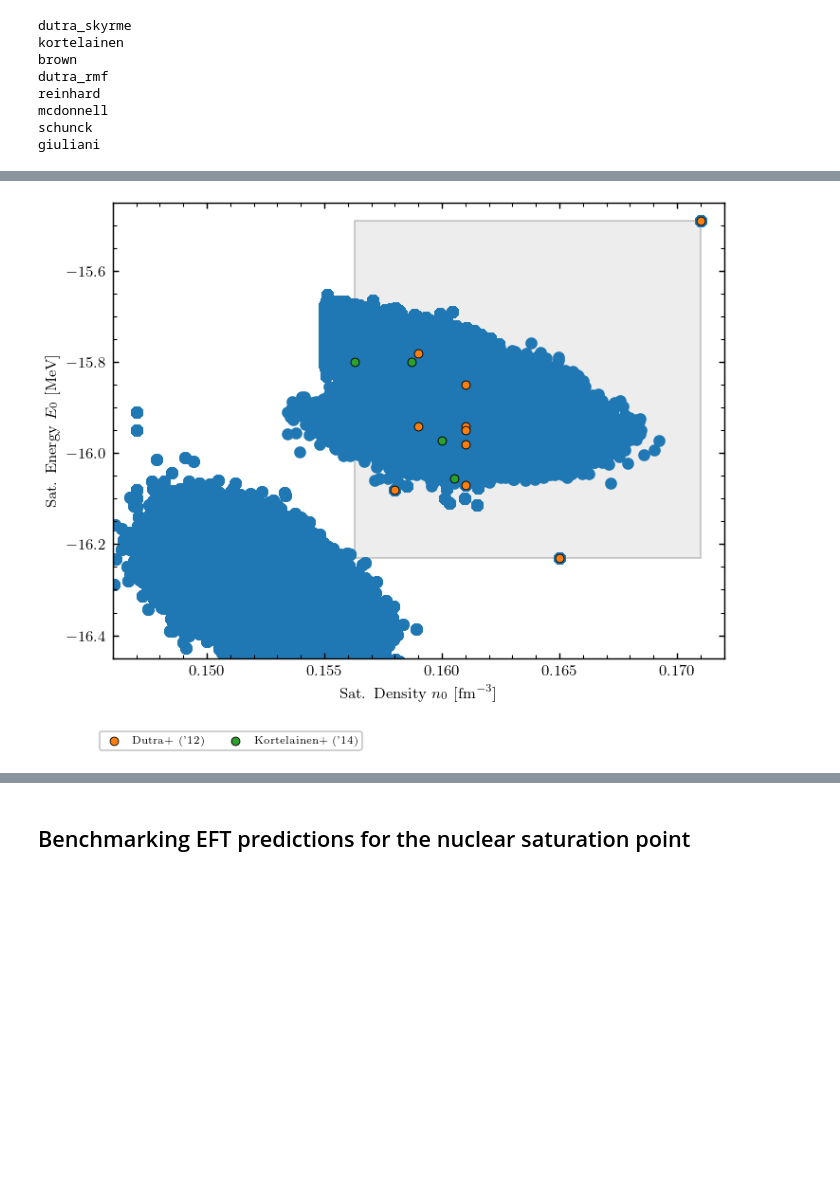
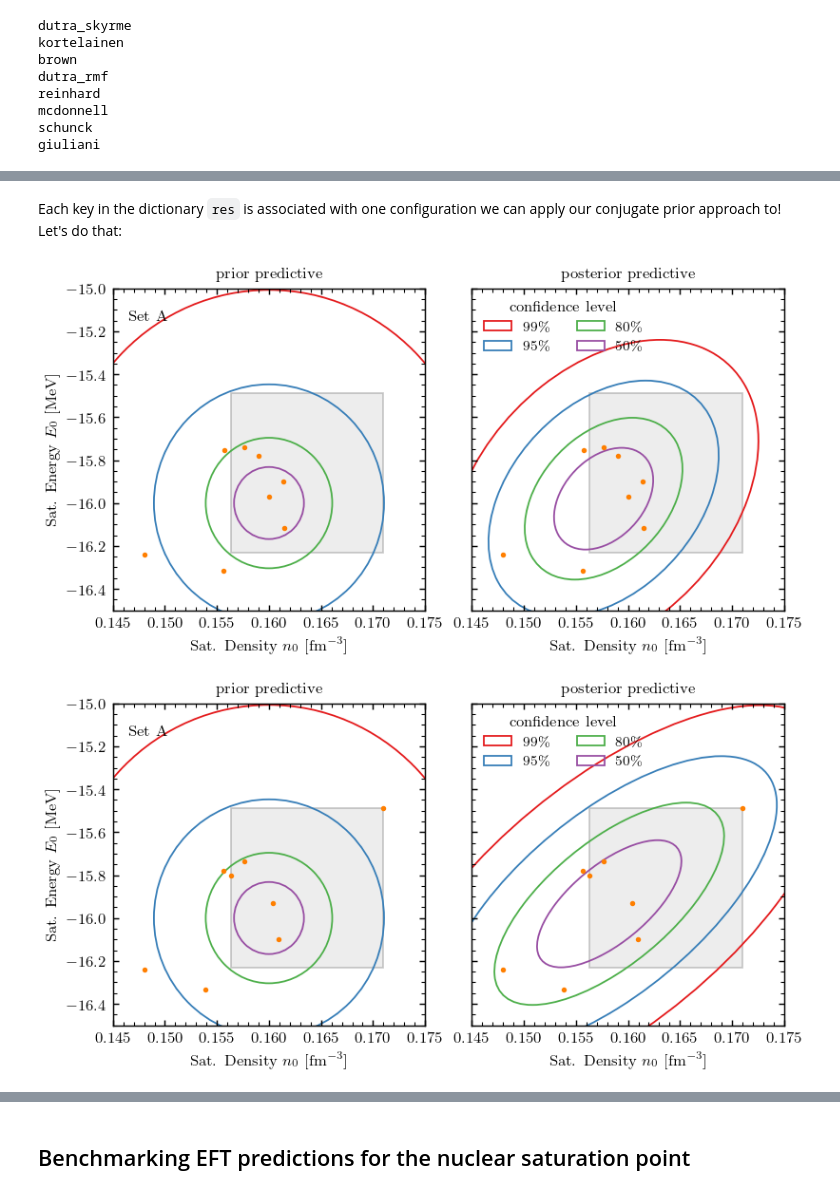
Before and after one commit to cdrischler/nuclear_saturation, a Jupyter notebook: analysis_conjugate_priors.ipynb, the cells around one changed output, grey strips where cells are left out. Saved outputs shown, nothing was run; the diff lists cells and outputs as text; code cells hidden in the pictures; blank space fills up the shorter version.

```diff
--- a/analysis_conjugate_priors.ipynb
+++ b/analysis_conjugate_priors.ipynb
@@ -390,8 +379,22 @@ res[2]
-# %%
-dd = pd.concat(dframes).sort_index().reset_index(drop=True)
-fig, ax = plt.subplots(1,1)
-ax.scatter(dd["rho0"], dd["E/A"])
-drischler_satbox.plot(ax=ax, plot_box_estimate=True,
-                      legend_out_of_frame=False, annotate=False)
-# %% [output]
-[figure, removed]
+# %% [markdown]
+Each key in the dictionary `res` is associated with one configuration we can apply our conjugate prior approach to! Let's do that:
+# %%
+from modules.StatisticalModel import StatisticalModel
+from tqdm import tqdm
+Nmax_fig = 5  # first `Nmax_fig` Monte Carlo iteration will be plotted and exported to a PDF
+prior_set = used_prior_sets[0]  # choose your prior set
+samples = []
+pdf = matplotlib.backends.backend_pdf.PdfPages(f"pdf/tutorial_mc_iter_prior_{prior_set['label']}.pdf")
+for i in tqdm(range(N)):
+    model = StatisticalModel(data=res[i], prior_params=prior_set)
+    samples.append(model.sample(num_samples=M))  # samples PPD `M` times
+    if i <= Nmax_fig:
+        fig, _ = model.plot_predictives(validate=False)
+        # model.print_latex()
+        # print(model.posterior_params)
+        pdf.savefig()
+pdf.close()
+samples = np.vstack(samples)
+# %% [output]
+[figure, added]
+[figure, added]
```
Also changed, not shown: parts of 29 cells of this notebook.
